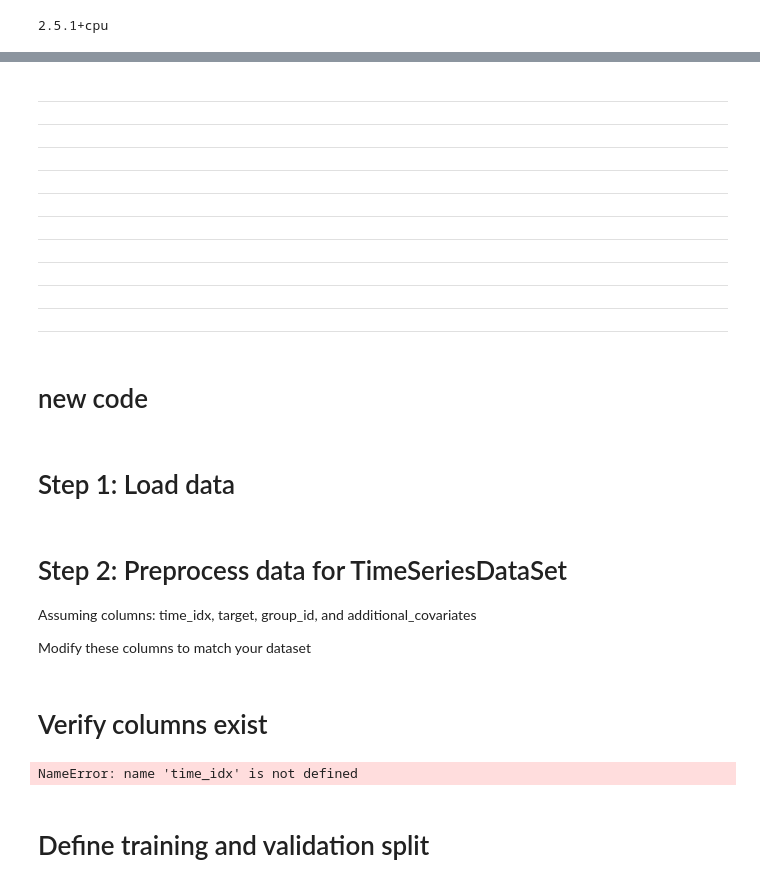
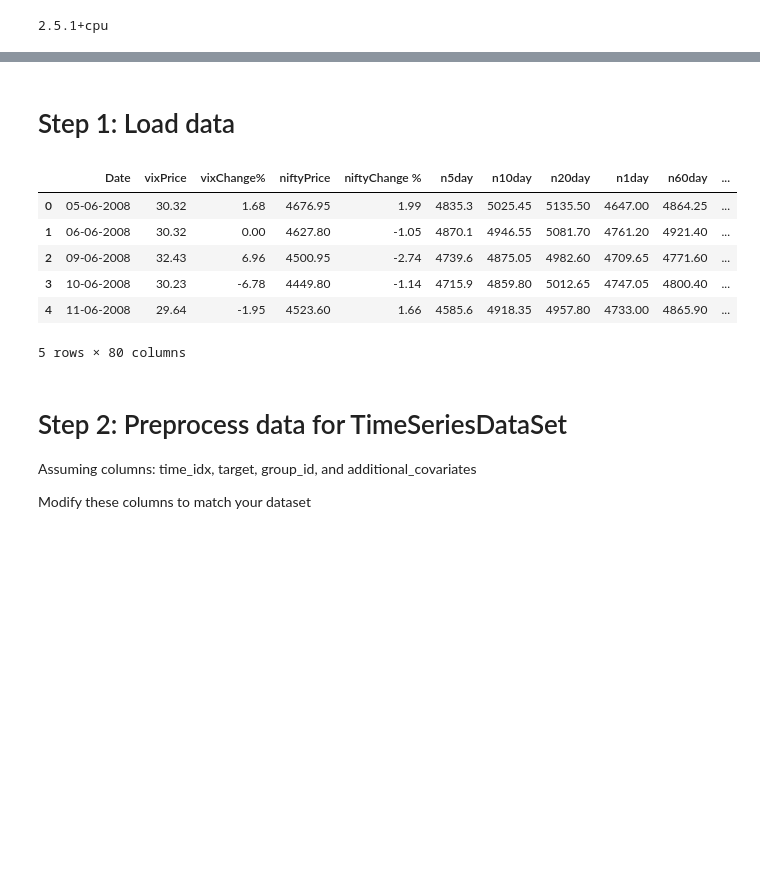
Before and after one commit to albertodavincishekhawat/Nifty-PredictionbyMacro, a Jupyter notebook: 3.Modeling_TFT.ipynb, the cells around one changed output, grey strips where cells are left out. Drawn from its saved outputs; the diff is of its cells as text; code cells hidden in the pictures; blank space fills up the shorter version.

```diff
--- a/3.Modeling_TFT.ipynb
+++ b/3.Modeling_TFT.ipynb
@@ -119,14 +28,0 @@ plt.show()
-# %% [markdown]
----
----
----
----
----
----
----
----
----
----
----
-# %% [markdown]
-# new code
@@ -151,3 +31,14 @@ print(data.head())
+# %%
+data = pd.read_csv("finaldata.csv")
+data.head()
+# %% [output]
+|  | Date | vixPrice | vixChange% | niftyPrice | niftyChange % | n5day | n10day | n20day | n1day | n60day | ... |
+| 0 | 05-06-2008 | 30.32 | 1.68 | 4676.95 | 1.99 | 4835.3 | 5025.45 | 5135.50 | 4647.00 | 4864.25 | ... |
+| 1 | 06-06-2008 | 30.32 | 0.00 | 4627.80 | -1.05 | 4870.1 | 4946.55 | 5081.70 | 4761.20 | 4921.40 | ... |
+| 2 | 09-06-2008 | 32.43 | 6.96 | 4500.95 | -2.74 | 4739.6 | 4875.05 | 4982.60 | 4709.65 | 4771.60 | ... |
+| 3 | 10-06-2008 | 30.23 | -6.78 | 4449.80 | -1.14 | 4715.9 | 4859.80 | 5012.65 | 4747.05 | 4800.40 | ... |
+| 4 | 11-06-2008 | 29.64 | -1.95 | 4523.60 | 1.66 | 4585.6 | 4918.35 | 4957.80 | 4733.00 | 4865.90 | ... |
+5 rows × 80 columns
 # %% [markdown]
 
 # Step 2: Preprocess data for TimeSeriesDataSet
@@ -162,13 +47,0 @@ additional_covariates = ["cov1", "cov2", "cov3"]  # Replace with actual covariat
-# %% [markdown]
-
-# Verify columns exist
-# %%
-required_columns = [time_idx, target, group_id] + additional_covariates
-if not all(col in data.columns for col in required_columns):
-    missing = [col for col in required_columns if col not in data.columns]
-    raise ValueError(f"Missing columns in dataset: {missing}")
-# %% [output]
-NameError: name 'time_idx' is not defined
-# %% [markdown]
-
-# Define training and validation split
```
Also changed, not shown: parts of 57 cells of this notebook, 21 other files.
